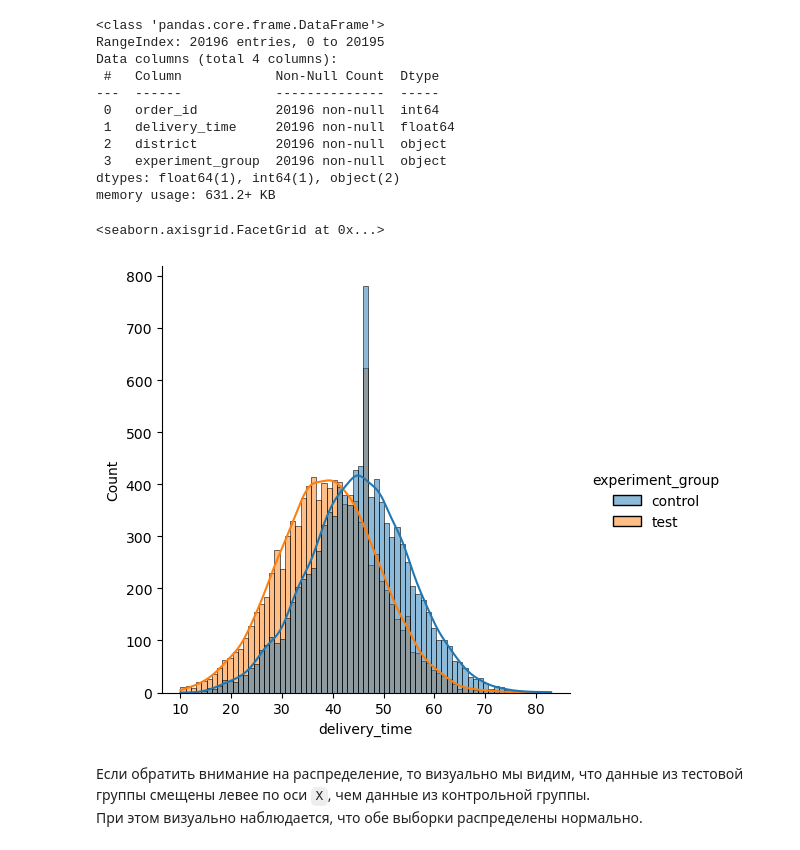
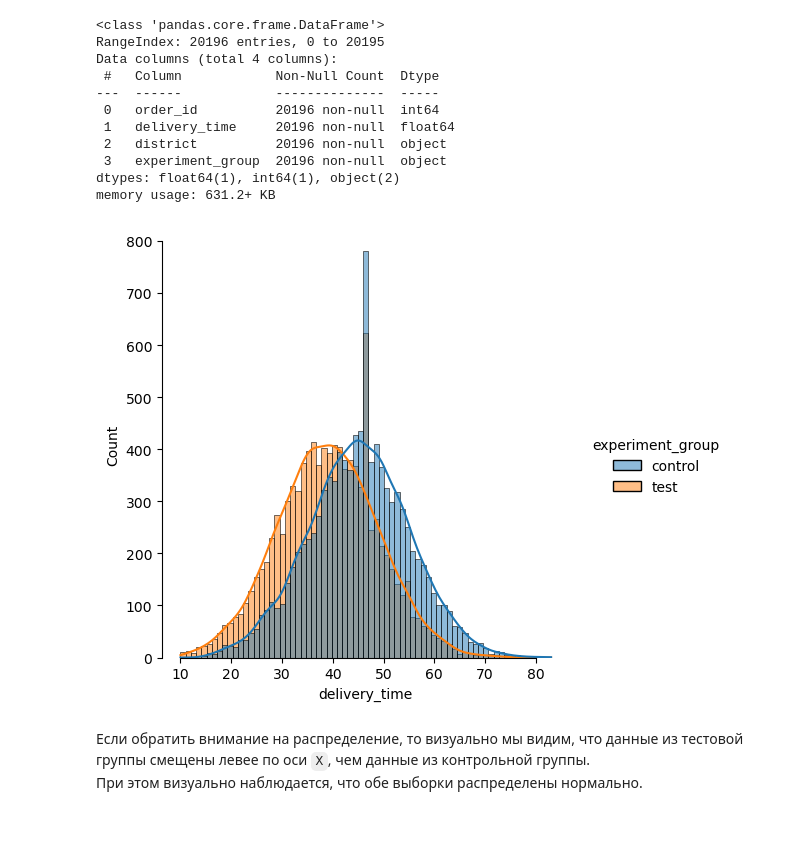
Before and after one commit to tabbols95/AB-testing, a Jupyter notebook: pizza_delivery_edu.ipynb, the cells around one changed output. Saved outputs shown, nothing was run; the diff lists cells and outputs as text; code cells hidden in the pictures.

```diff
--- a/pizza_delivery_edu.ipynb
+++ b/pizza_delivery_edu.ipynb
@@ -57,9 +57,9 @@ dtypes: float64(1), int64(1), object(2)
 memory usage: 631.2+ KB
 # %%
 sns.displot(data=data, x='delivery_time', hue='experiment_group', kde=True)
+sns.despine(offset=0, trim=True)
 # %% [output]
-<seaborn.axisgrid.FacetGrid at 0x...>
-[figure, old version]
+[figure, new version]
 # %% [markdown]
 Если обратить внимание на распределение, то визуально мы видим, что данные из тестовой группы смещены левее по оси `X`, чем данные из контрольной группы.<br>
 При этом визуально наблюдается, что обе выборки распределены нормально.
```
Also changed, not shown: parts of 1 cell of this notebook.
